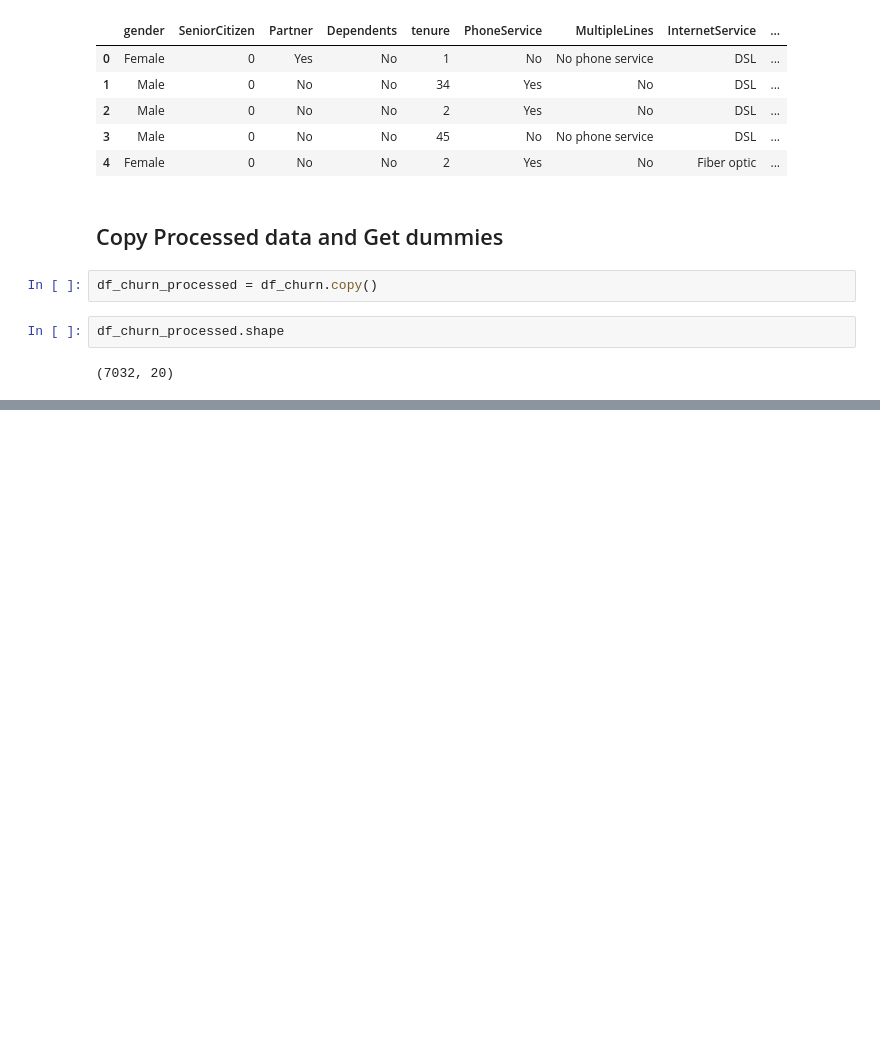
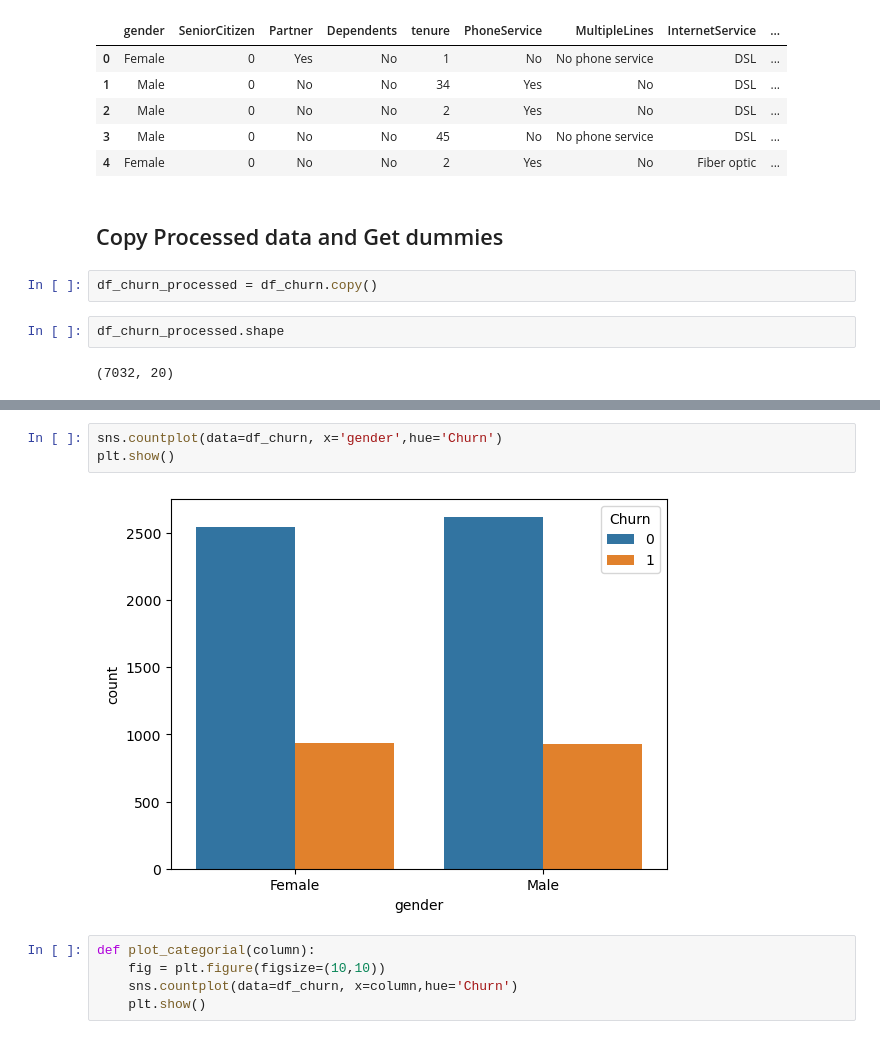
Before and after one commit to jasonssdev/platzi-logistic-regression, a Jupyter notebook: notebooks/02_jss_binomial.ipynb, the cells around one changed output, grey strips where cells are left out. Cells and saved outputs as stored; diff of their text form; blank space fills up the shorter version.

```diff
--- a/notebooks/02_jss_binomial.ipynb
+++ b/notebooks/02_jss_binomial.ipynb
@@ -286,0 +392,10 @@ df_churn_processed.head()
+# %%
+sns.countplot(data=df_churn, x='gender',hue='Churn')
+plt.show()
+# %% [output]
+[figure, added]
+# %%
+def plot_categorial(column):
+    fig = plt.figure(figsize=(10,10))
+    sns.countplot(data=df_churn, x=column,hue='Churn')
+    plt.show()
```
Also changed, not shown: parts of 36 cells of this notebook.
